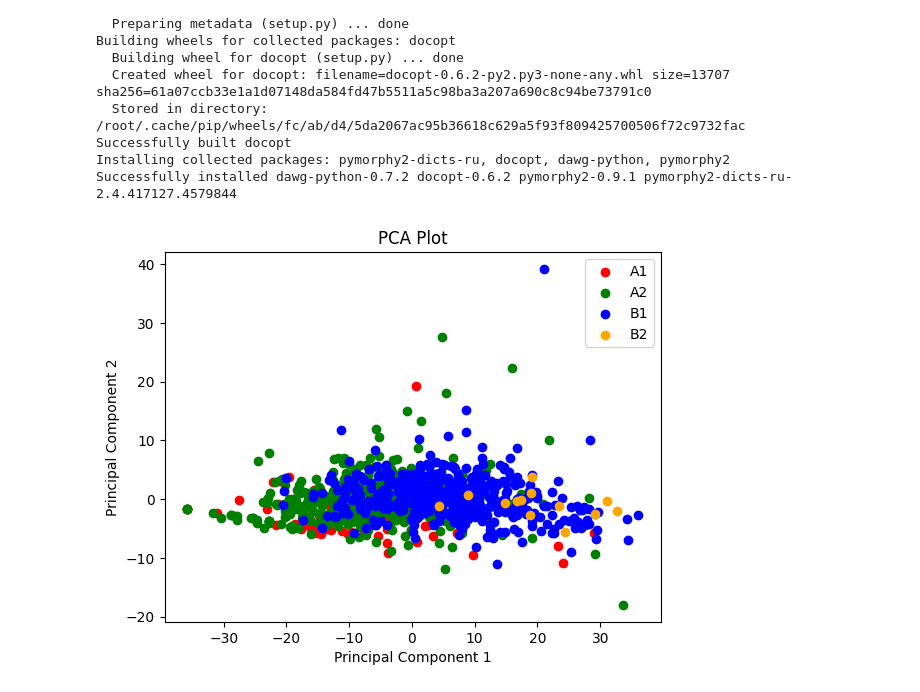
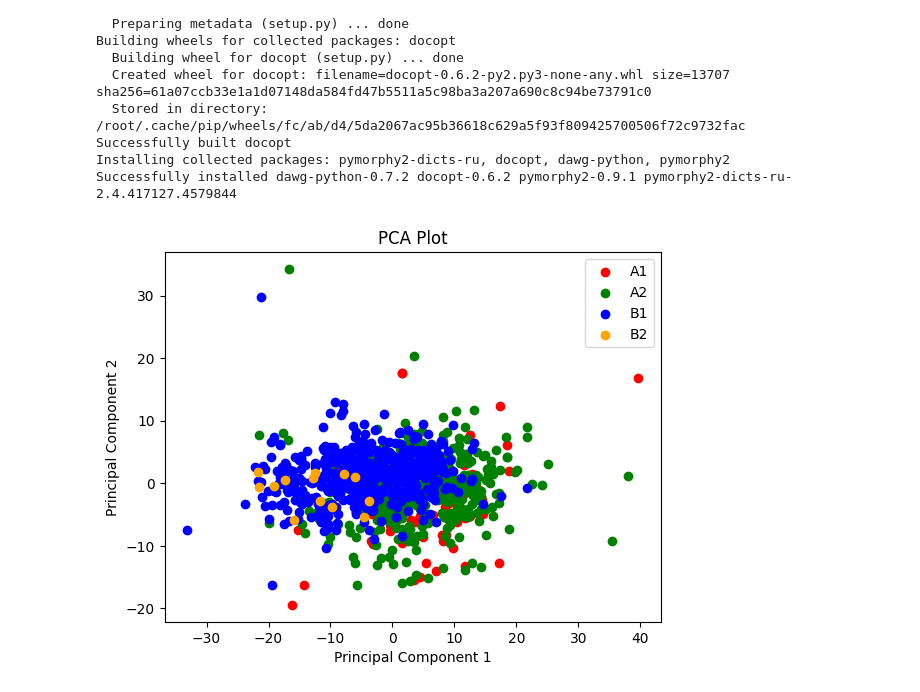
Before and after one commit to Vakhranev/MDB, a Jupyter notebook: PCA_для_SMARTool.ipynb, the cells around one changed output. Saved outputs shown, nothing was run; the diff lists cells and outputs as text; code cells hidden in the pictures.

```diff
--- a/PCA_для_SMARTool.ipynb
+++ b/PCA_для_SMARTool.ipynb
@@ -70,11 +47,11 @@ def get_lemma(word):
 # Путь к папке с текстовыми файлами
 data_folder = "/content/Students_texts"
 
-# Считывание данных из файлов new_vocab_a1.csv, new_vocab_a2.csv, new_vocab_b1.csv и new_vocab_b2.csv
-new_vocab_a1 = pd.read_csv("new_vocab_a1.csv")["а"].tolist()
-new_vocab_a2 = pd.read_csv("new_vocab_a2.csv")["а"].tolist()
-new_vocab_b1 = pd.read_csv("new_vocab_b1.csv")["а"].tolist()
-new_vocab_b2 = pd.read_csv("new_vocab_b2.csv")["а"].tolist()
+# Считывание данных из файлов A1.csv, A2.csv, B1.csv и B2.csv
+A1_data = pd.read_csv("A1.csv", sep=';')["Lemma"].tolist()
+A2_data = pd.read_csv("A2.csv", sep=';')["Unnamed: 0"].tolist()
+B1_data = pd.read_csv("B1.csv", sep=';')["Lemma"].tolist()
+B2_data = pd.read_csv("B2.csv", sep=';')["Lemma"].tolist()
 
 # Создание DataFrame для хранения результатов
 columns = ["Filename", "Token Count", "A1 Percentage", "A2 Percentage", "B1 Percentage", "B2 Percentage", "No Match Percentage", "Level"]
@@ -102,10 +79,10 @@ for level_folder in os.listdir(data_folder):
                     unique_lemmas_count = len(unique_lemmas)
 
                     # Сравнение с леммами каждого уровня и расчет процентов
-                    a1_percentage = len(set(unique_lemmas).intersection(new_vocab_a1)) / unique_lemmas_count * 100
-                    a2_percentage = len(set(unique_lemmas).intersection(new_vocab_a2)) / unique_lemmas_count * 100
-                    b1_percentage = len(set(unique_lemmas).intersection(new_vocab_b1)) / unique_lemmas_count * 100
-                    b2_percentage = len(set(unique_lemmas).intersection(new_vocab_b2)) / unique_lemmas_count * 100
+                    a1_percentage = len(set(unique_lemmas).intersection(A1_data)) / unique_lemmas_count * 100
+                    a2_percentage = len(set(unique_lemmas).intersection(A2_data)) / unique_lemmas_count * 100
+                    b1_percentage = len(set(unique_lemmas).intersection(B1_data)) / unique_lemmas_count * 100
+                    b2_percentage = len(set(unique_lemmas).intersection(B2_data)) / unique_lemmas_count * 100
                     no_match_percentage = 100 - (a1_percentage + a2_percentage + b1_percentage + b2_percentage)
 
                     # Округление процентов до двух десятичных знаков
@@ -113,31 +90,31 @@ for level_folder in os.listdir(data_folder):
                     a2_percentage = round(a2_percentage, 2)
                     b1_percentage = round(b1_percentage, 2)
                     b2_percentage = round(b2_percentage, 2)
                     no_match_percentage = round(no_match_percentage, 2)
 
                     # Добавление результатов в DataFrame
                     row = [filename, unique_lemmas_count, a1_percentage, a2_percentage, b1_percentage, b2_percentage, no_match_percentage, level]
                     results_df.loc[len(results_df)] = row
 
 # Сохранение результатов в файл students_data.csv
 results_df.to_csv("students_data.csv", index=False)
 
 # Вычисление PCA
 pca = PCA(n_components=2)
 level_labels = results_df["Level"].unique()
 level_labels.sort()
 level_colors = ["red", "green", "blue", "orange"]
 pca_data = pca.fit_transform(results_df[["A1 Percentage", "A2 Percentage", "B1 Percentage", "B2 Percentage"]])
 
 # Построение диаграммы
 fig, ax = plt.subplots()
 for level_label, level_color in zip(level_labels, level_colors):
     indices = results_df["Level"] == level_label
     ax.scatter(pca_data[indices, 0], pca_data[indices, 1], c=level_color, label=level_label)
 ax.legend()
 plt.xlabel("Principal Component 1")
 plt.ylabel("Principal Component 2")
 plt.title("PCA Plot")
 plt.show()
 # %% [output]
-[figure, old version]
+[figure, new version]
```
Also changed, not shown: parts of 1 cell of this notebook.
